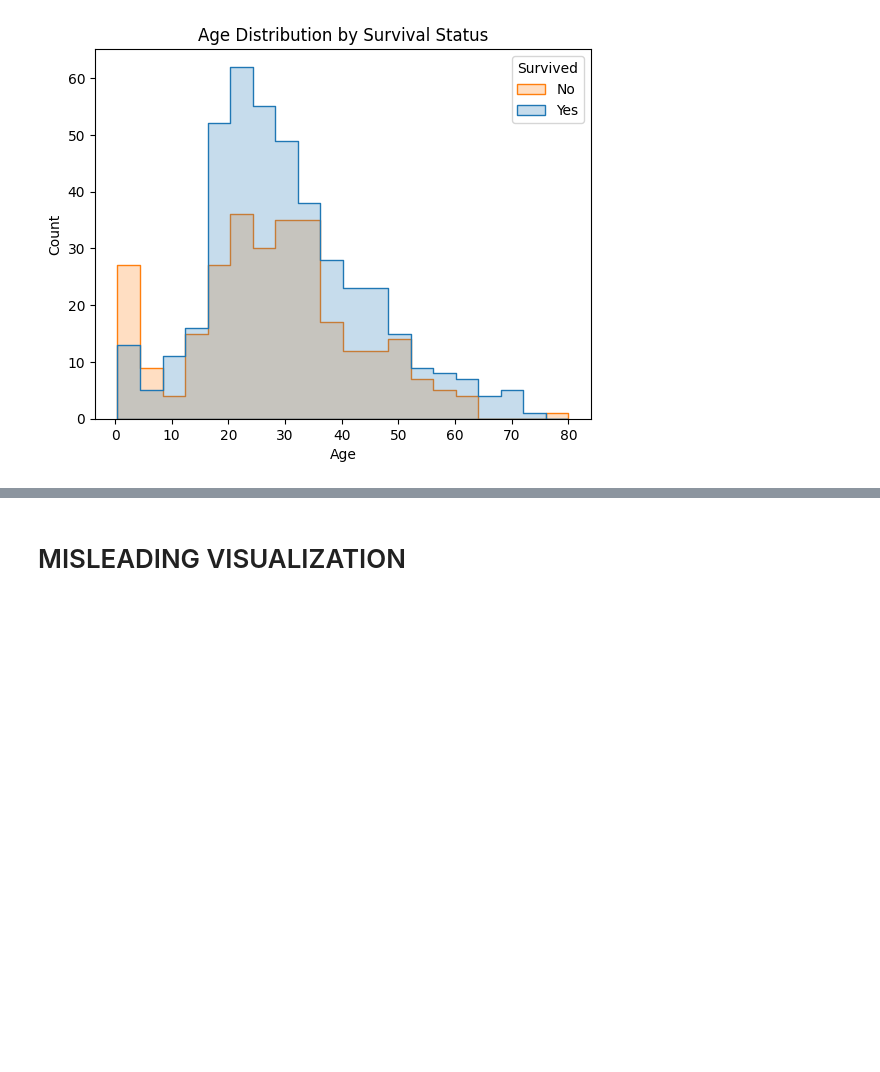
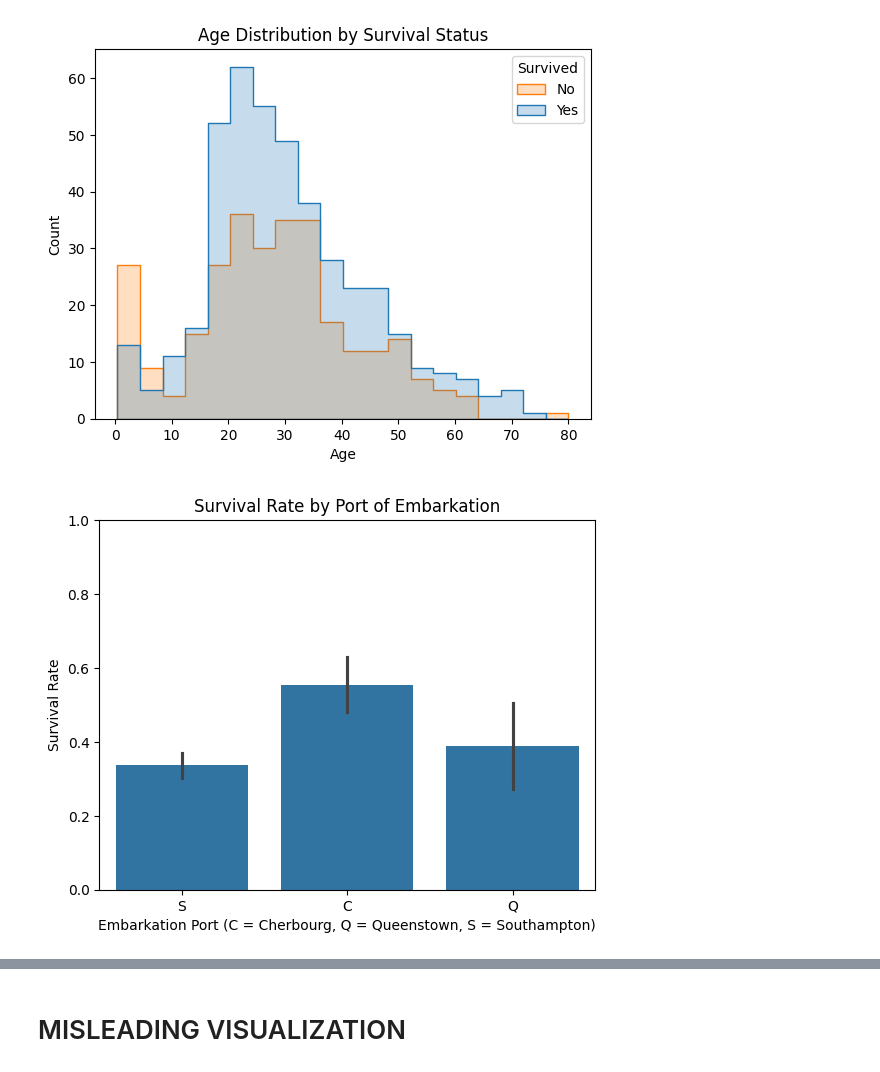
Before and after one commit to 2000031041-ShivaChary196/DATA6550-Visualization, a Jupyter notebook: Code/Divya.ipynb, the cells around one changed output, grey strips where cells are left out. Drawn from its saved outputs; the diff is of its cells as text; code cells hidden in the pictures; blank space fills up the shorter version.

```diff
--- a/Code/Divya.ipynb
+++ b/Code/Divya.ipynb
@@ -57,3 +57,20 @@ plt.legend(title="Survived", labels=["No", "Yes"])
 plt.show()
 # %% [output]
 [figure]
+# %%
+import pandas as pd
+import matplotlib.pyplot as plt
+import seaborn as sns
+
+df = pd.read_csv("/content/train.csv")
+
+plt.figure()
+sns.barplot(x="Embarked", y="Survived", data=df)
+
+plt.title("Survival Rate by Port of Embarkation")
+plt.xlabel("Embarkation Port (C = Cherbourg, Q = Queenstown, S = Southampton)")
+plt.ylabel("Survival Rate")
+plt.ylim(0,1)
+plt.show()
+# %% [output]
+[figure, added]
```
Also changed, not shown: parts of 3 cells of this notebook.
